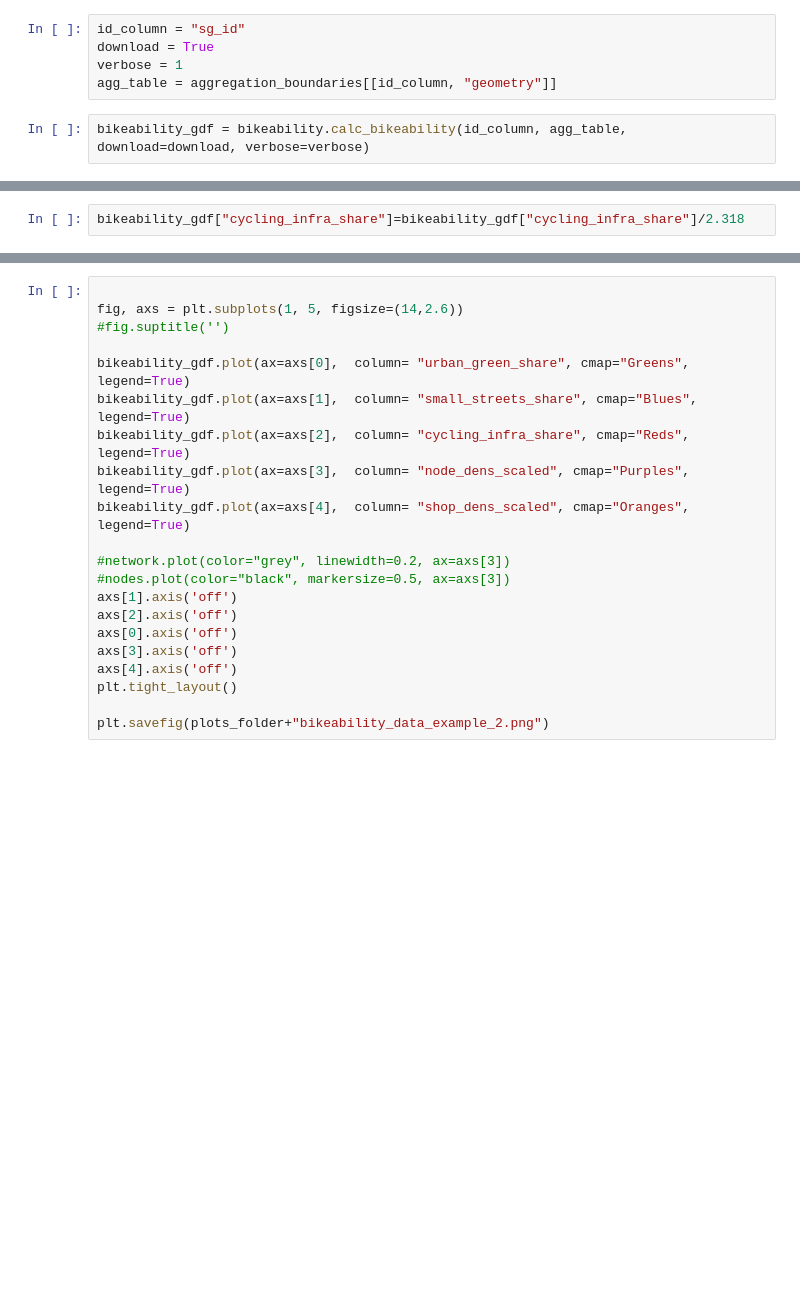
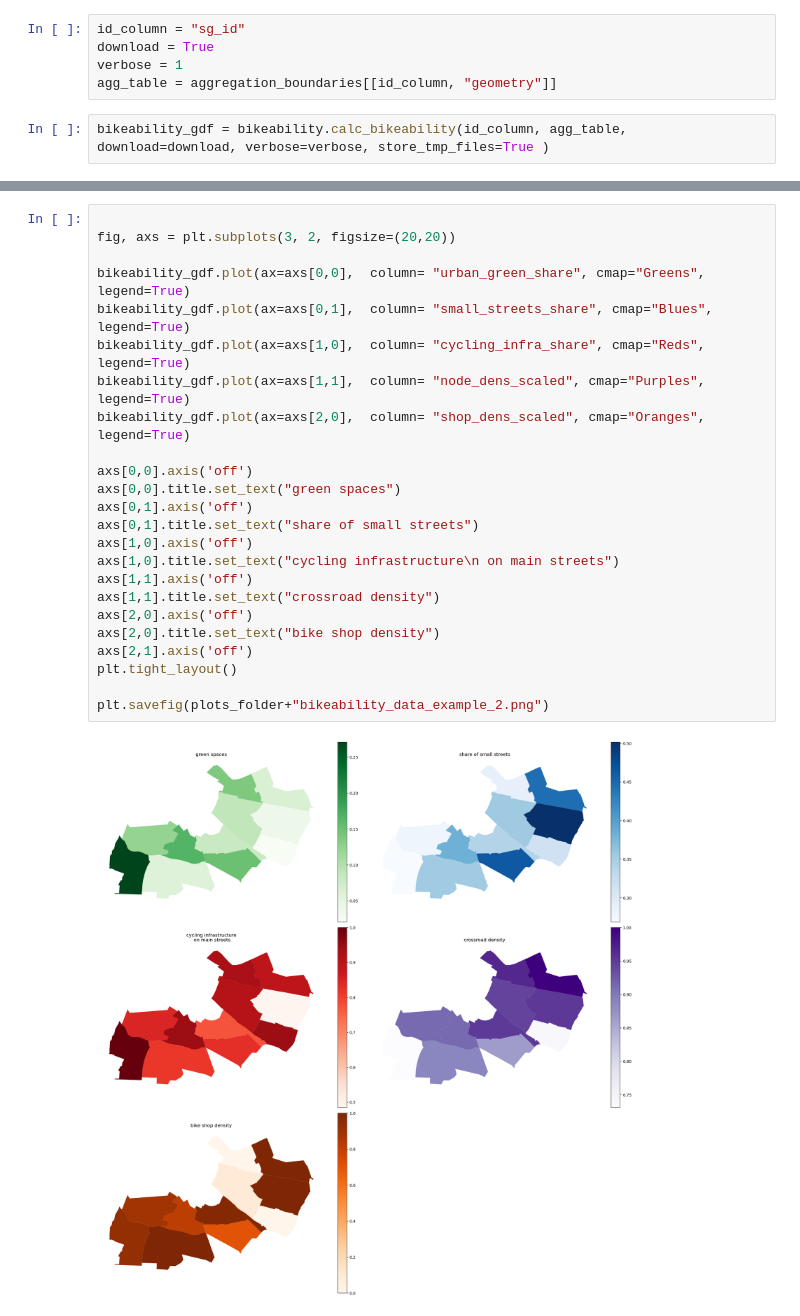
Before and after one commit to DLR-VF/bikeability, a Jupyter notebook: examples/example_use_cases.ipynb, the cells around one changed output, grey strips where cells are left out. Drawn from its saved outputs; the diff is of its cells as text; blank space fills up the shorter version.

```diff
--- a/examples/example_use_cases.ipynb
+++ b/examples/example_use_cases.ipynb
@@ -72,7 +78,7 @@ download = True
 verbose = 1
 agg_table = aggregation_boundaries[[id_column, "geometry"]]
 # %%
-bikeability_gdf = bikeability.calc_bikeability(id_column, agg_table, download=download, verbose=verbose)
+bikeability_gdf = bikeability.calc_bikeability(id_column, agg_table, download=download, verbose=verbose, store_tmp_files=True )
 # %% [output]
 Generating bikeability indicator
 
@@ -119,4 +108,2 @@ nodes = gpd.read_file(f"{home_directory}/.bikeability/nodes.gpkg")
-# %%
-bikeability_gdf["cycling_infra_share"]=bikeability_gdf["cycling_infra_share"]/2.318
 # %%
 plots_folder = project_path+f"\\data\\"
@@ -145,21 +131,26 @@ ValueError: aspect must be finite and positive
 # %%
 
-fig, axs = plt.subplots(1, 5, figsize=(14,2.6))
-#fig.suptitle('')
+fig, axs = plt.subplots(3, 2, figsize=(20,20))
 
-bikeability_gdf.plot(ax=axs[0],  column= "urban_green_share", cmap="Greens", legend=True)
-bikeability_gdf.plot(ax=axs[1],  column= "small_streets_share", cmap="Blues", legend=True)
-bikeability_gdf.plot(ax=axs[2],  column= "cycling_infra_share", cmap="Reds", legend=True)
-bikeability_gdf.plot(ax=axs[3],  column= "node_dens_scaled", cmap="Purples", legend=True)
-bikeability_gdf.plot(ax=axs[4],  column= "shop_dens_scaled", cmap="Oranges", legend=True)
+bikeability_gdf.plot(ax=axs[0,0],  column= "urban_green_share", cmap="Greens", legend=True)
+bikeability_gdf.plot(ax=axs[0,1],  column= "small_streets_share", cmap="Blues", legend=True)
+bikeability_gdf.plot(ax=axs[1,0],  column= "cycling_infra_share", cmap="Reds", legend=True)
+bikeability_gdf.plot(ax=axs[1,1],  column= "node_dens_scaled", cmap="Purples", legend=True)
+bikeability_gdf.plot(ax=axs[2,0],  column= "shop_dens_scaled", cmap="Oranges", legend=True)
 
-#network.plot(color="grey", linewidth=0.2, ax=axs[3])
-#nodes.plot(color="black", markersize=0.5, ax=axs[3])
-axs[1].axis('off')
-axs[2].axis('off')
-axs[0].axis('off')
-axs[3].axis('off')
-axs[4].axis('off')
+axs[0,0].axis('off')
+axs[0,0].title.set_text("green spaces")
+axs[0,1].axis('off')
+axs[0,1].title.set_text("share of small streets")
+axs[1,0].axis('off')
+axs[1,0].title.set_text("cycling infrastructure\n on main streets")
+axs[1,1].axis('off')
+axs[1,1].title.set_text("crossroad density")
+axs[2,0].axis('off')
+axs[2,0].title.set_text("bike shop density")
+axs[2,1].axis('off')
 plt.tight_layout()
 
 plt.savefig(plots_folder+"bikeability_data_example_2.png")
+# %% [output]
+[figure, added]
```
Also changed, not shown: parts of 15 cells of this notebook, 10 other files.
